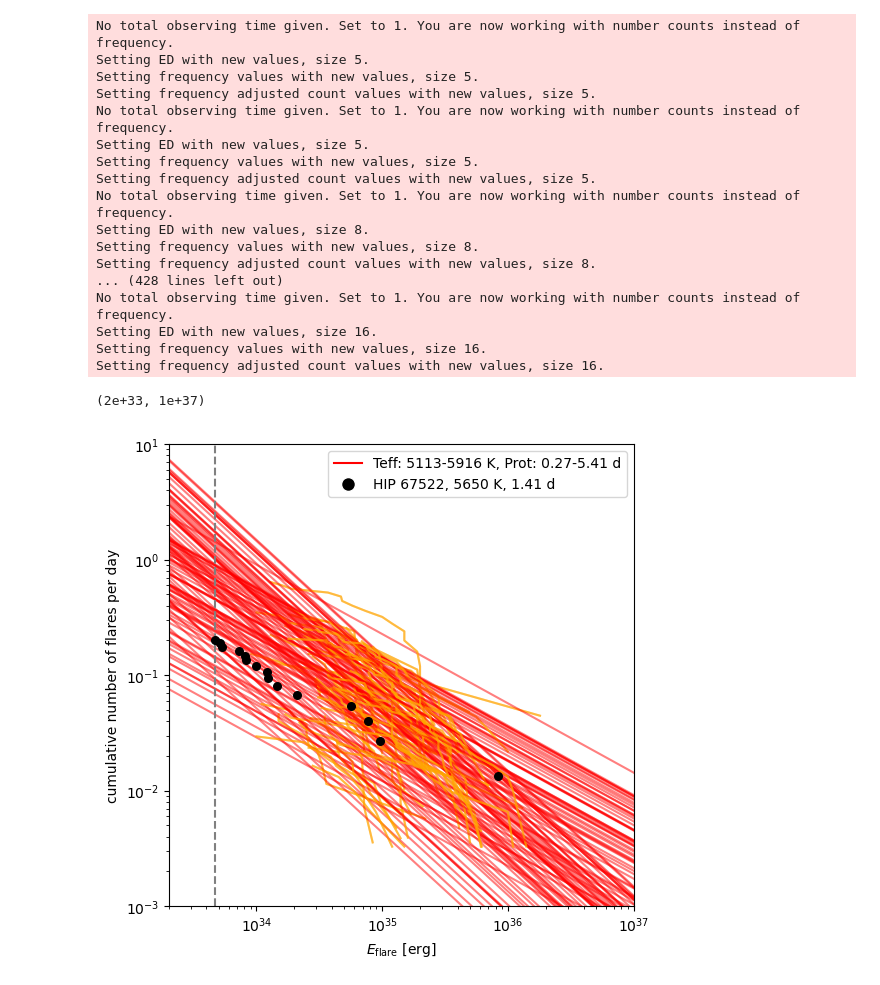
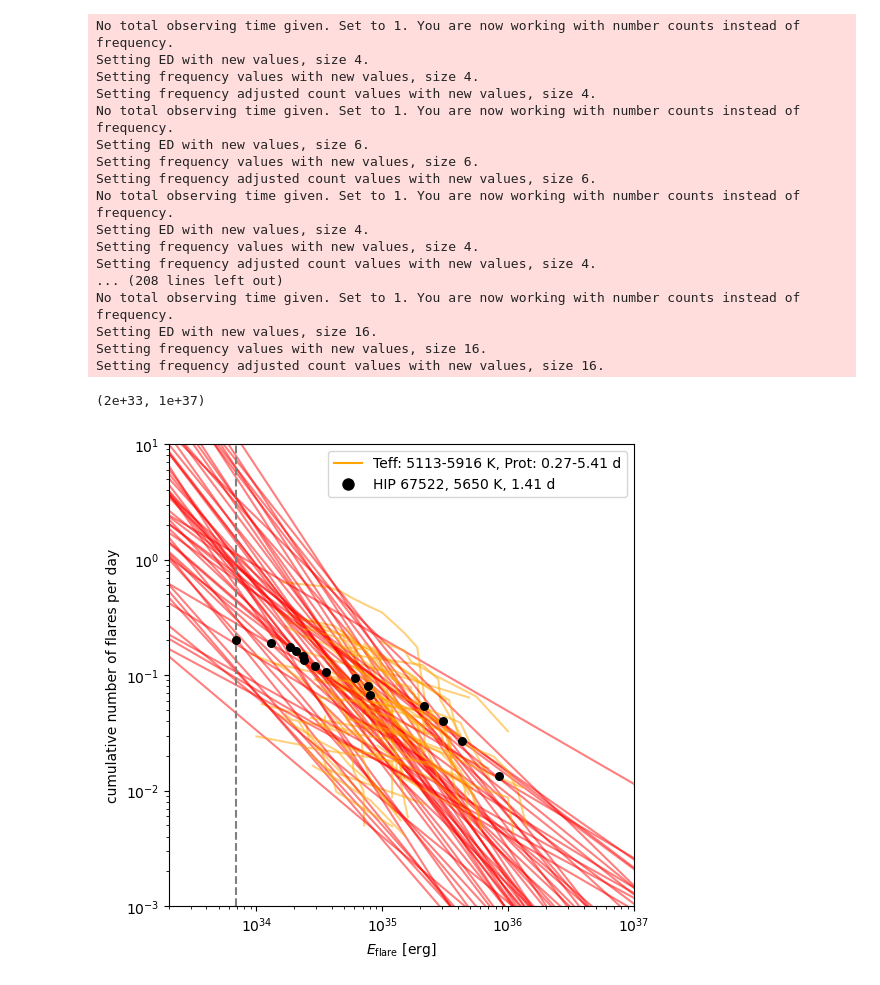
Before and after one commit to ekaterinailin/hip67522-spi, a Jupyter notebook: tu2020_comparison_flare_rates.ipynb, the cells around one changed output. Drawn from its saved outputs; the diff is of its cells as text; code cells hidden in the pictures.

```diff
--- a/tu2020_comparison_flare_rates.ipynb
+++ b/tu2020_comparison_flare_rates.ipynb
@@ -1,10 +236,4 @@
 # %%
-from altaipony.ffd import FFD
-import pandas as pd
-
-import matplotlib.pyplot as plt
-
-
 # Load the data from tu folder
 stars = pd.read_csv("../data/tu/tu2020_stars.tsv", sep="\t", skiprows=45, header=None,
                     names=["TIC", "Teff_K", "logg", "radius_rsun","Prot_d","Nflares",
@@ -16,4 +245,15 @@ flares = pd.read_csv("../data/tu/tu2020_flares.tsv", sep="\t", skiprows=38, head
 
 
 # hip 67522 flare energies
-hip = pd.read_csv("../results/flare_phases_and_energies.csv")
+hip = pd.read_csv("../results/hip67522_flares.csv")
+
+
+hip["ed_rec"] = hip["mean_bol_energy"]
+emin = hip["ed_rec"].sort_values().values[1]
+
+# get all the stars that have more than X flares
+stars = stars[(stars.Nflares > 4) & (stars.flag != 'GM   ')].set_index("TIC")
+
+teffmin, teffmax, rotmin, rotmax = stars["Teff_K"].min(), stars["Teff_K"].max(), stars["Prot_d"].min(), stars["Prot_d"].max()
+
+stars
@@ -36,23 +279,30 @@ array(['     ', '     ', '     ', '     ', '     ', '     ', '     ',
 # %%
 fig,ax = plt.subplots(figsize=(6, 6))
+alphas, betas = [], []
+
 for tic, s in stars.iterrows():
-    for alpha in [1.6, 2.]:
-        f = flares[flares.TIC == tic]
+    f = flares[flares.TIC == tic]
+
+    f = f.iloc[len(f) // 3 :]
 
 
+    ffd = FFD(f)
 
-        ffd = FFD(f)
+    obstime = len(f) / (s.freq_per_year / 365.25) # days
+    ffd.tot_obs_time = obstime
+    ed, freq, counts = ffd.ed_and_freq()
 
-        obstime = len(f) / (s.freq_per_year / 365.25) # days
-        ffd.tot_obs_time = obstime
-        ed, freq, counts = ffd.ed_and_freq()
+    bfa = ffd.fit_powerlaw("mcmc")
 
-        ffd.alpha = alpha
-        ffd.alpha_err = 0.05
-        ffd.fit_beta_to_powerlaw(mode="energy", x0starts={"energy":1e33})
+    alphas.append(ffd.alpha)
+    betas.append(ffd.beta)
 
-        ffd.plot_powerlaw(ax=ax, custom_xlim=(1e33, 1e37), c='r', alpha=0.5)
-        plt.plot(ed, freq, alpha=0.5,color="orange")# label=f"TIC {tic}, {s.Teff_K.values[0]} K, {s.Prot_d.values[0]} d",
+    # save bfa.samples to file
+    df = pd.DataFrame(bfa.samples, columns=["beta", "alpha"])
+    df.to_csv(f"../results/tu/tu2020_mcmc_samples_{tic}.csv", index=False)
+
+    ffd.plot_powerlaw(ax=ax, custom_xlim=(1e33, 1e37), c='r', alpha=0.5)
+    plt.plot(ed, freq, alpha=0.5,color="orange")# label=f"TIC {tic}, {s.Teff_K.values[0]} K, {s.Prot_d.values[0]} d",
 
 # make an FFD for hip
 ffdhip = FFD(hip)
@@ -60,42 +310,42 @@ ffdhip.tot_obs_time = 74.5
 ed, freq, counts = ffdhip.ed_and_freq()
 plt.scatter(ed, freq, c="k", s=30,zorder=10)
 
 plt.xscale("log")
 plt.yscale("log")
 plt.xlabel(r"$E_{\rm flare}$ [erg]")
 plt.ylabel("cumulative number of flares per day");
 # plt.xlim(1e33, 1e36)
 plt.ylim(1e-3, 1e1)
 
 # make a legend handle with min and max values of teff and prot to add to the legend
-handle = plt.Line2D([0], [0],  color='r', markerfacecolor='w', markersize=10,
+handle = plt.Line2D([0], [0],  color='orange', markerfacecolor='w', markersize=10,
                     label=f"Teff: {teffmin}-{teffmax} K, Prot: {rotmin}-{rotmax} d")
 
 handlehip = plt.Line2D([0], [0], marker='o', color='w', markerfacecolor='k', markersize=10,
                     label="HIP 67522, 5650 K, 1.41 d")
 
 plt.legend(handles=[handle, handlehip], loc=0)
 
 plt.axvline(hip.ed_rec.sort_values(ascending=True).iloc[1], c="grey", linestyle="--") # ignore the small CHEOPS flare
 
 plt.xlim(2e33, 1e37)
 # %% [output]
 No total observing time given. Set to 1. You are now working with number counts instead of frequency.
-Setting ED with new values, size 5.
-Setting frequency values with new values, size 5.
-Setting frequency adjusted count values with new values, size 5.
+Setting ED with new values, size 4.
+Setting frequency values with new values, size 4.
+Setting frequency adjusted count values with new values, size 4.
 No total observing time given. Set to 1. You are now working with number counts instead of frequency.
-Setting ED with new values, size 5.
-Setting frequency values with new values, size 5.
-Setting frequency adjusted count values with new values, size 5.
+Setting ED with new values, size 6.
+Setting frequency values with new values, size 6.
+Setting frequency adjusted count values with new values, size 6.
 No total observing time given. Set to 1. You are now working with number counts instead of frequency.
-Setting ED with new values, size 8.
-Setting frequency values with new values, size 8.
-Setting frequency adjusted count values with new values, size 8.
-... (428 lines left out)
+Setting ED with new values, size 4.
+Setting frequency values with new values, size 4.
+Setting frequency adjusted count values with new values, size 4.
+... (208 lines left out)
 No total observing time given. Set to 1. You are now working with number counts instead of frequency.
 Setting ED with new values, size 16.
 Setting frequency values with new values, size 16.
 Setting frequency adjusted count values with new values, size 16.
 (2e+33, 1e+37)
-[figure, old version]
+[figure, new version]
```
Also changed, not shown: parts of 22 cells of this notebook, 1 other file.
